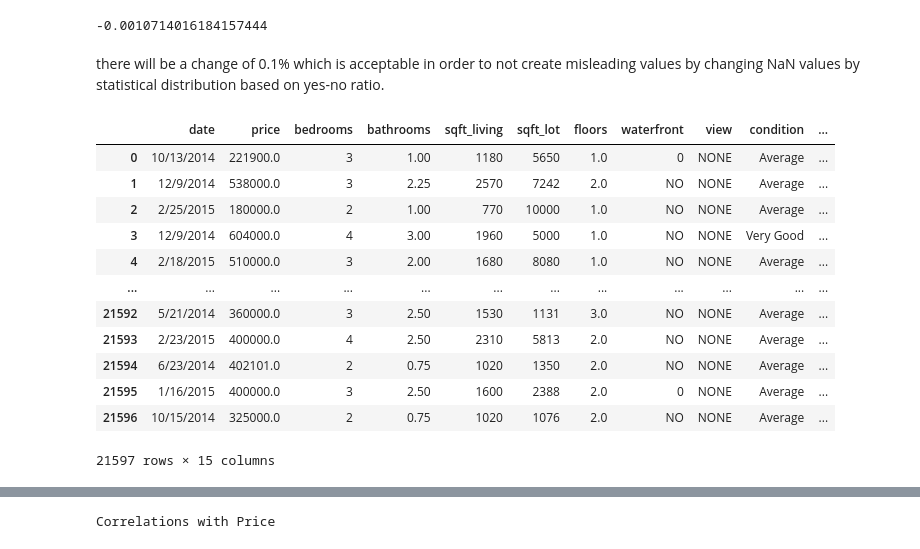
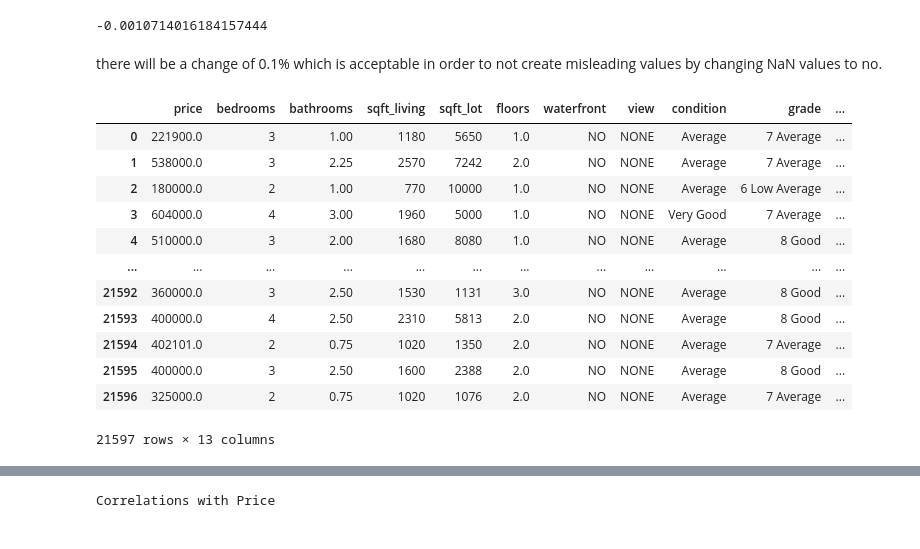
Before and after one commit to guymu15/dsc-phase-2-project-v2-3, a Jupyter notebook: student.ipynb, the cells around one changed output, grey strips where cells are left out. Drawn from its saved outputs; the diff is of its cells as text; code cells hidden in the pictures.

```diff
--- a/student.ipynb
+++ b/student.ipynb
@@ -48,7 +48,8 @@ text
 # %% [output]
 '# Column Names and Descriptions for King County Data Set\n* `id` - Unique identifier for a house\n* `date` - Date house was sold\n* `price` - Sale price (prediction target)\n* `bedrooms` - Number of  ...
 # %%
-data.drop(['id','sqft_above','sqft_basement','zipcode','lat','long'],
+data.drop(['id','date','sqft_above','sqft_basement','zipcode','lat','long',
+           'yr_renovated'],
           inplace=True,axis=1)
 data
 # %% [output]
@@ -109,21 +108,21 @@ naincluded-naremoved
 # %% [output]
 -0.0010714016184157444
 # %% [markdown]
-there will be a change of 0.1% which is acceptable in order to not create misleading values by changing NaN values by statistical distribution based on yes-no ratio.
+there will be a change of 0.1% which is acceptable in order to not create misleading values by changing NaN values to no.
 # %%
-data['waterfront'].fillna(0, inplace=True)
+data['waterfront'].fillna('NO', inplace=True)
 data
 # %% [output]
-|  | date | price | bedrooms | bathrooms | sqft_living | sqft_lot | floors | waterfront | view | condition | ... |
-| 0 | 10/13/2014 | 221900.0 | 3 | 1.00 | 1180 | 5650 | 1.0 | 0 | NONE | Average | ... |
-| 1 | 12/9/2014 | 538000.0 | 3 | 2.25 | 2570 | 7242 | 2.0 | NO | NONE | Average | ... |
-| 2 | 2/25/2015 | 180000.0 | 2 | 1.00 | 770 | 10000 | 1.0 | NO | NONE | Average | ... |
-| 3 | 12/9/2014 | 604000.0 | 4 | 3.00 | 1960 | 5000 | 1.0 | NO | NONE | Very Good | ... |
-| 4 | 2/18/2015 | 510000.0 | 3 | 2.00 | 1680 | 8080 | 1.0 | NO | NONE | Average | ... |
+|  | price | bedrooms | bathrooms | sqft_living | sqft_lot | floors | waterfront | view | condition | grade | ... |
+| 0 | 221900.0 | 3 | 1.00 | 1180 | 5650 | 1.0 | NO | NONE | Average | 7 Average | ... |
+| 1 | 538000.0 | 3 | 2.25 | 2570 | 7242 | 2.0 | NO | NONE | Average | 7 Average | ... |
+| 2 | 180000.0 | 2 | 1.00 | 770 | 10000 | 1.0 | NO | NONE | Average | 6 Low Average | ... |
+| 3 | 604000.0 | 4 | 3.00 | 1960 | 5000 | 1.0 | NO | NONE | Very Good | 7 Average | ... |
+| 4 | 510000.0 | 3 | 2.00 | 1680 | 8080 | 1.0 | NO | NONE | Average | 8 Good | ... |
 | ... | ... | ... | ... | ... | ... | ... | ... | ... | ... | ... | ... |
-| 21592 | 5/21/2014 | 360000.0 | 3 | 2.50 | 1530 | 1131 | 3.0 | NO | NONE | Average | ... |
-| 21593 | 2/23/2015 | 400000.0 | 4 | 2.50 | 2310 | 5813 | 2.0 | NO | NONE | Average | ... |
-| 21594 | 6/23/2014 | 402101.0 | 2 | 0.75 | 1020 | 1350 | 2.0 | NO | NONE | Average | ... |
-| 21595 | 1/16/2015 | 400000.0 | 3 | 2.50 | 1600 | 2388 | 2.0 | 0 | NONE | Average | ... |
-| 21596 | 10/15/2014 | 325000.0 | 2 | 0.75 | 1020 | 1076 | 2.0 | NO | NONE | Average | ... |
+| 21592 | 360000.0 | 3 | 2.50 | 1530 | 1131 | 3.0 | NO | NONE | Average | 8 Good | ... |
+| 21593 | 400000.0 | 4 | 2.50 | 2310 | 5813 | 2.0 | NO | NONE | Average | 8 Good | ... |
+| 21594 | 402101.0 | 2 | 0.75 | 1020 | 1350 | 2.0 | NO | NONE | Average | 7 Average | ... |
+| 21595 | 400000.0 | 3 | 2.50 | 1600 | 2388 | 2.0 | NO | NONE | Average | 8 Good | ... |
+| 21596 | 325000.0 | 2 | 0.75 | 1020 | 1076 | 2.0 | NO | NONE | Average | 7 Average | ... |
-21597 rows × 15 columns
+21597 rows × 13 columns
```
Also changed, not shown: parts of 32 cells of this notebook.
